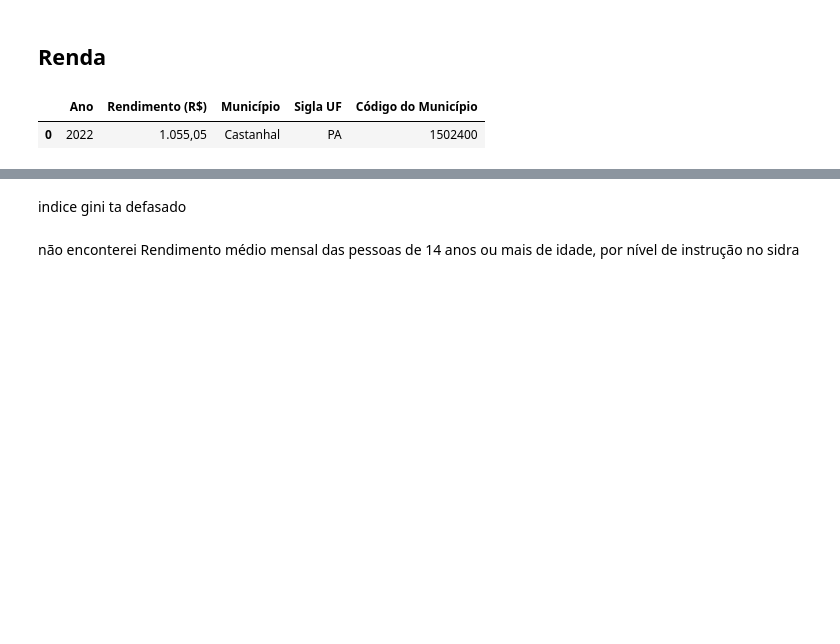
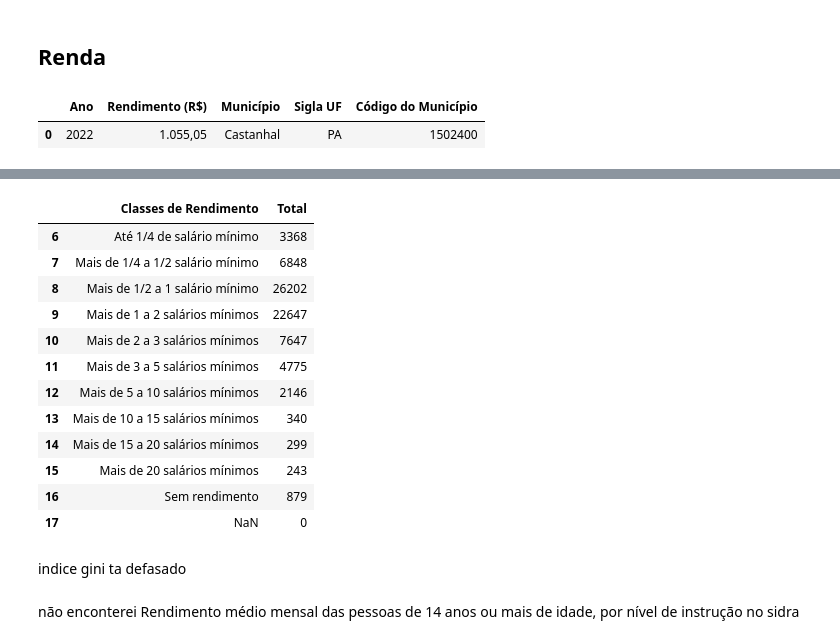
Before and after one commit to LuanLindolfo/tcc, a Jupyter notebook: tcc_censo_2022.ipynb, the cells around one changed output, grey strips where cells are left out. Cells and saved outputs as stored; diff of their text form; code cells hidden in the pictures; blank space fills up the shorter version.

```diff
--- a/tcc_censo_2022.ipynb
+++ b/tcc_censo_2022.ipynb
@@ -335,3 +597,52 @@ distribuicao_renda
+# %%
+distribuicao_renda = pd.read_excel('/content/drive/MyDrive/censo_castanhal/distribuição de renda.xlsx')
+
+import pandas as pd
+
+df = pd.read_excel('/content/drive/MyDrive/censo_castanhal/distribuição de renda.xlsx', header=None)
+
+try:
+    # Encontra a linha que contém 'Até 1/4 de salário mínimo' na segunda coluna (índice 1)
+    start_row_key = 'Até 1/4 de salário mínimo'
+    start_row_idx = df[df.iloc[:, 1].astype(str).str.contains(start_row_key, na=False)].index[0]
+
+    # Os dados continuam a partir de start_row_idx. Pegamos um 'slice' a partir daí
+    # Precisamos das colunas 'Unnamed: 1' (classes de rendimento) e 'Unnamed: 2' (total)
+    data_slice = df.iloc[start_row_idx:, [1, 2]].copy()
+    data_slice.columns = ['Classes de Rendimento', 'Total']
+
+    # Define to_val para inteiros
+    def to_val_int(v):
+        res = pd.to_numeric(v, errors='coerce')
+        return int(res) if not pd.isna(res) else 0
+
+    distribuicao_renda_cleaned = data_slice.copy()
+    distribuicao_renda_cleaned['Total'] = distribuicao_renda_cleaned['Total'].apply(to_val_int)
+
+    # Filtra quaisquer linhas de resumo potenciais como 'Total' ou 'Sem Rendimento', se aparecerem
+    distribuicao_renda_cleaned = distribuicao_renda_cleaned[
+        ~distribuicao_renda_cleaned['Classes de Rendimento'].astype(str).str.contains('Total|Sem Rendimento', na=False)
+    ]
+
+    display(distribuicao_renda_cleaned)
+
+except Exception as e:
+    print(f'Erro ao localizar dados para distribuicao_renda: {e}')
+    display(df.head(15)) # Exibe mais do cabeçalho para depuração, se ocorrer um erro
+# %% [output]
+|  | Classes de Rendimento | Total |
+| 6 | Até 1/4 de salário mínimo | 3368 |
+| 7 | Mais de 1/4 a 1/2 salário mínimo | 6848 |
+| 8 | Mais de 1/2 a 1 salário mínimo | 26202 |
+| 9 | Mais de 1 a 2 salários mínimos | 22647 |
+| 10 | Mais de 2 a 3 salários mínimos | 7647 |
+| 11 | Mais de 3 a 5 salários mínimos | 4775 |
+| 12 | Mais de 5 a 10 salários mínimos | 2146 |
+| 13 | Mais de 10 a 15 salários mínimos | 340 |
+| 14 | Mais de 15 a 20 salários mínimos | 299 |
+| 15 | Mais de 20 salários mínimos | 243 |
+| 16 | Sem rendimento | 879 |
+| 17 | NaN | 0 |
 # %% [markdown]
 indice gini ta defasado
 # %% [markdown]
```
Also changed, not shown: parts of 43 cells of this notebook, 4 other files.
